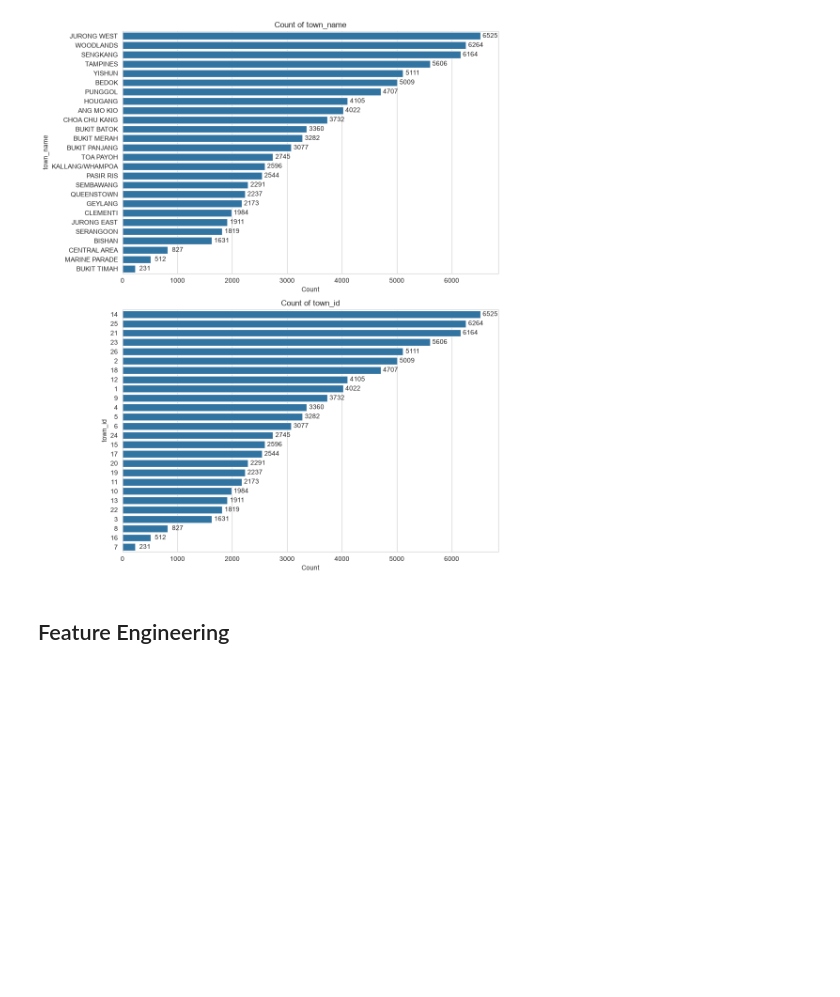
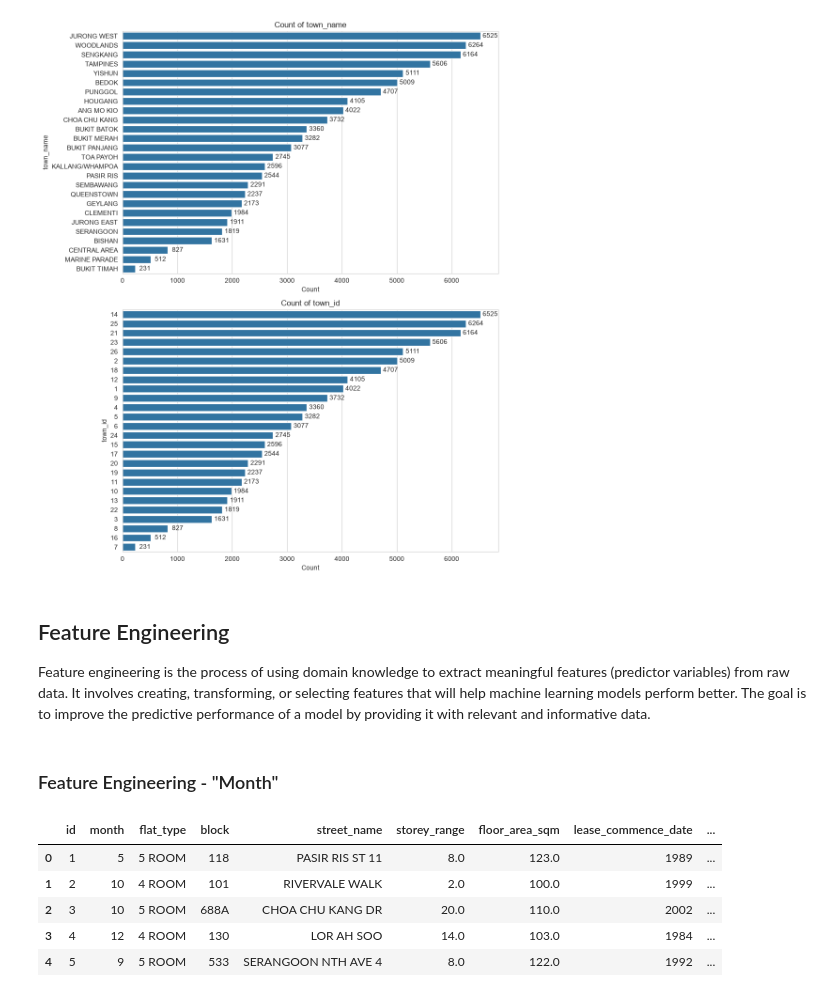
Before and after one commit to spideyeng/AIAPFoundation, a Jupyter notebook: module 3/EDA.ipynb, the cells around one changed output. Drawn from its saved outputs; the diff is of its cells as text; code cells hidden in the pictures; blank space fills up the shorter version.

```diff
--- a/module 3/EDA.ipynb
+++ b/module 3/EDA.ipynb
@@ -722,3 +722,23 @@ plt.show()
 [figure]
 # %% [markdown]
 ## Feature Engineering
+
+Feature engineering is the process of using domain knowledge to extract meaningful features (predictor variables) from raw data. It involves creating, transforming, or selecting features that will help machine learning models perform better. The goal is to improve the predictive performance of a model by providing it with relevant and informative data.
+# %% [markdown]
+### Feature Engineering - "Month"
+# %%
+# Convert 'month' column to datetime
+df['year_month'] = pd.to_datetime(df['month'], format='%Y-%m')
+
+# Extract year and month from the datetime object
+df['year'] = df['year_month'].dt.year
+df['month'] = df['year_month'].dt.month
+
+df.head()
+# %% [output]
+|  | id | month | flat_type | block | street_name | storey_range | floor_area_sqm | lease_commence_date | ... |
+| 0 | 1 | 5 | 5 ROOM | 118 | PASIR RIS ST 11 | 8.0 | 123.0 | 1989 | ... |
+| 1 | 2 | 10 | 4 ROOM | 101 | RIVERVALE WALK | 2.0 | 100.0 | 1999 | ... |
+| 2 | 3 | 10 | 5 ROOM | 688A | CHOA CHU KANG DR | 20.0 | 110.0 | 2002 | ... |
+| 3 | 4 | 12 | 4 ROOM | 130 | LOR AH SOO | 14.0 | 103.0 | 1984 | ... |
+| 4 | 5 | 9 | 5 ROOM | 533 | SERANGOON NTH AVE 4 | 8.0 | 122.0 | 1992 | ... |
```
Also changed, not shown: parts of 4 cells of this notebook.
